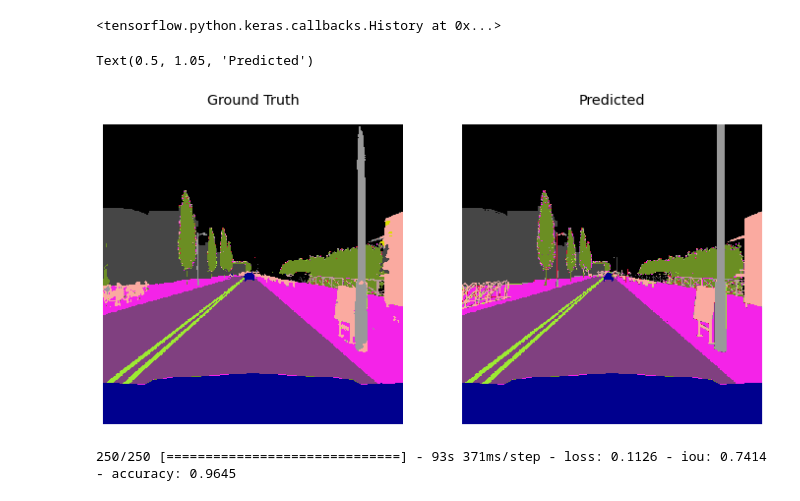
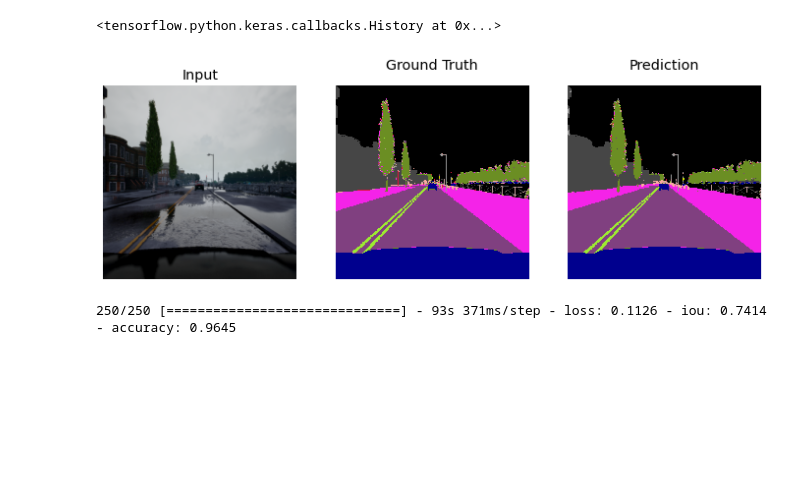
Before and after one commit to rsazizov/carla_unet, a Jupyter notebook: carla_unet_train.ipynb, the cells around one changed output. Saved outputs shown, nothing was run; the diff lists cells and outputs as text; code cells hidden in the pictures; blank space fills up the shorter version.

```diff
--- a/carla_unet_train.ipynb
+++ b/carla_unet_train.ipynb
@@ -101,25 +101,30 @@ Epoch 14/15
 Epoch 15/15
 750/750 [==============================] - 534s 712ms/step - loss: 0.1097 - iou: 0.7481 - accuracy: 0.9653 - val_loss: 0.1113 - val_iou: 0.7418 - val_accuracy: 0.9649 - lr: 1.0000e-04
 <tensorflow.python.keras.callbacks.History at 0x...>
-# %%
-x, y = next(valid_data.as_numpy_iterator())
-y_pred = unet(tf.expand_dims(x, 0))
-y_pred = tf.argmax(y_pred, axis=3)
-
-fig, ax = plt.subplots(1, 2, figsize=(12,12))
-
-ax[0].matshow(y_pred[0, :, :], cmap=cmap, norm=norm)
-ax[0].grid(False)
-ax[0].axis('off')
-ax[0].set_title('Ground Truth')
-
-ax[1].matshow(y, cmap=cmap, norm=norm)
-ax[1].grid(False)
-ax[1].axis('off')
-ax[1].set_title('Predicted')
-# %% [output]
-Text(0.5, 1.05, 'Predicted')
-[figure, removed]
+# %%
+def plot_mask(ax, mask, title):
+  ax.matshow(mask, cmap=carla_cmap, norm=carla_norm)
+  ax.set_title(title)
+  disable_decorations(ax)
+
+def disable_decorations(ax):
+  ax.grid(False)
+  ax.axis('off')
+
+x, y = next(valid_data.as_numpy_iterator())
+y_pred = unet(tf.expand_dims(x, 0))
+y_pred = tf.argmax(y_pred, axis=3)
+
+fig, ax = plt.subplots(1, 3, figsize=(12,12))
+
+ax[0].imshow(x)
+ax[0].set_title('Input')
+disable_decorations(ax[0])
+
+plot_mask(ax[1], y, 'Ground Truth')
+plot_mask(ax[2], y_pred[0, :, :], 'Prediction')
+# %% [output]
+[figure, added]
 # %%
 test_one_hot = test_data.map(one_hot).batch(4)
 unet.evaluate(test_one_hot)
```
Also changed, not shown: parts of 3 cells of this notebook, 4 other files.
